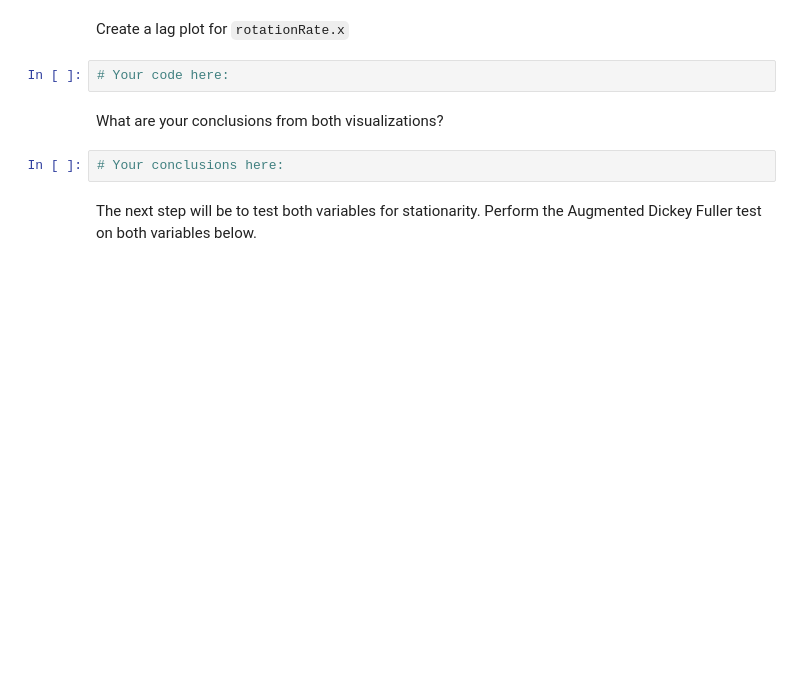
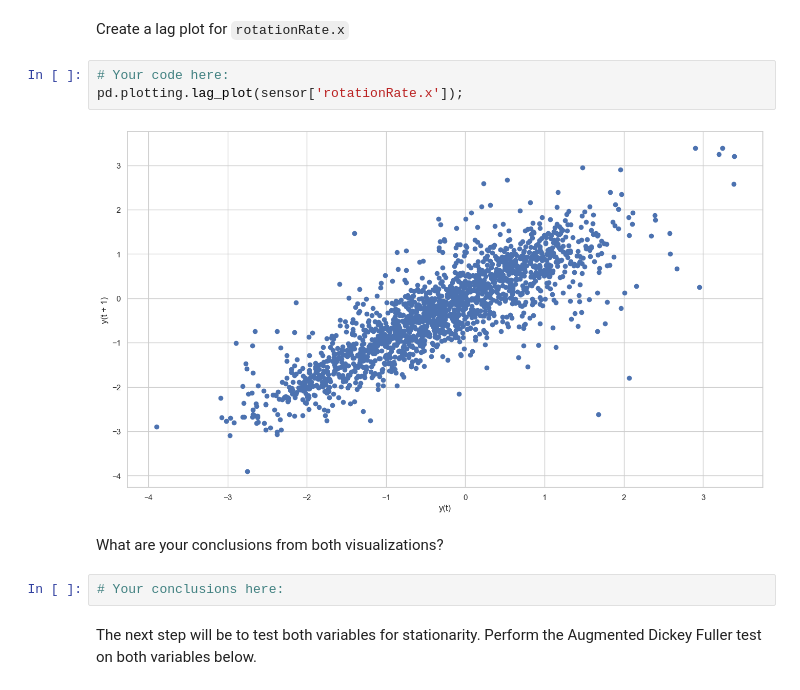
Before and after one commit to Ironhack-data-bcn-oct-2022/lab-time-series, a Jupyter notebook: your-code/main.ipynb, the cells around one changed output. Drawn from its saved outputs; the diff is of its cells as text; blank space fills up the shorter version.

```diff
--- a/your-code/main.ipynb
+++ b/your-code/main.ipynb
@@ -204,6 +207,9 @@ To model our data, we should look at a few assumptions. First, let's plot the `l
 Create a lag plot for `rotationRate.x`
 # %%
 # Your code here:
+pd.plotting.lag_plot(sensor['rotationRate.x']);
+# %% [output]
+[figure, added]
 # %% [markdown]
 What are your conclusions from both visualizations?
 # %%
```
Also changed, not shown: parts of 1 cell of this notebook.
